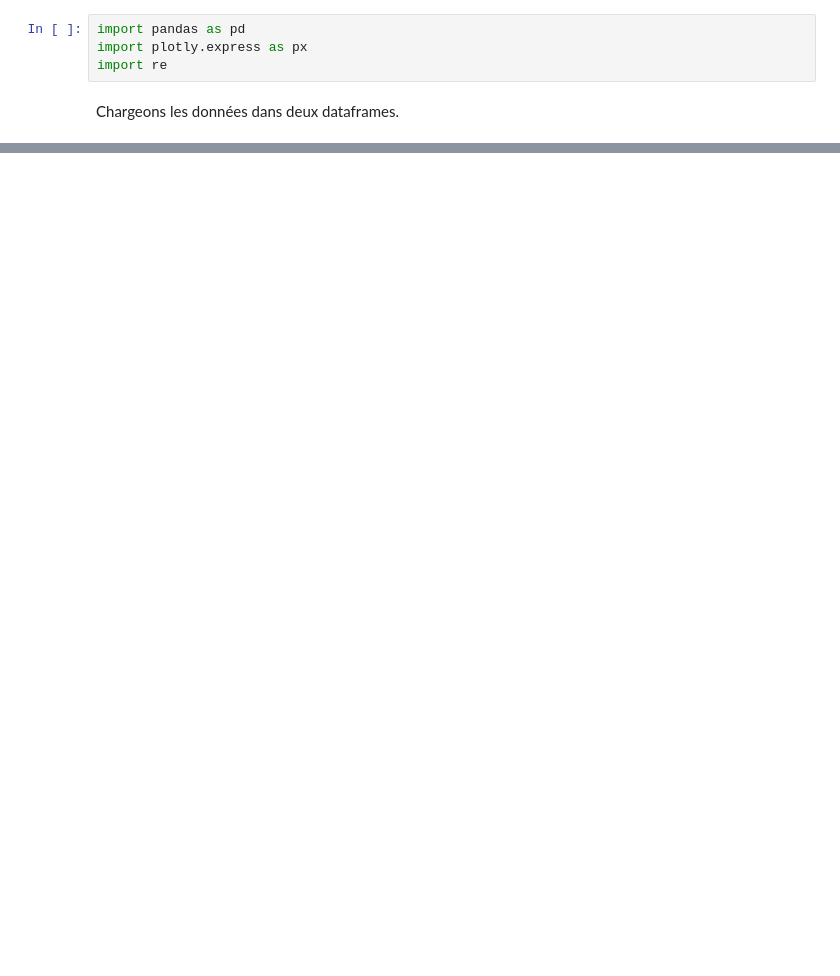
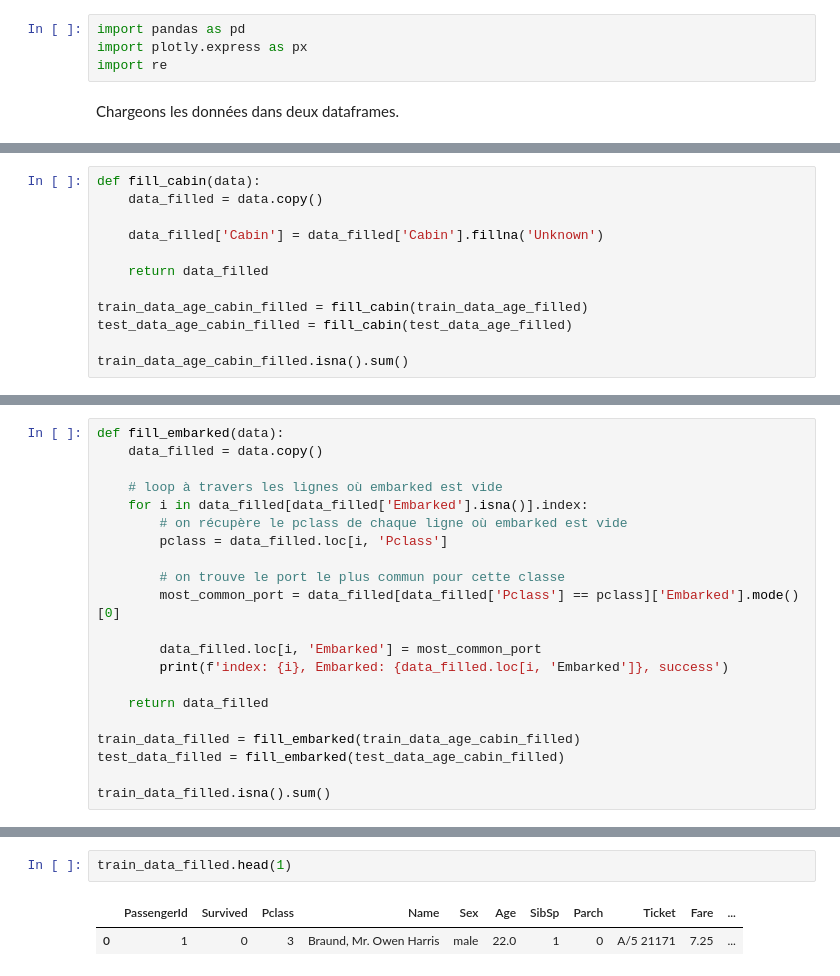
Before and after one commit to 17matb/kaggle-titanic, a Jupyter notebook: v2.ipynb, the cells around one changed output, grey strips where cells are left out. Saved outputs shown, nothing was run; the diff lists cells and outputs as text; blank space fills up the shorter version.

```diff
--- a/v2.ipynb
+++ b/v2.ipynb
@@ -113,0 +242,12 @@ Valeurs : ['S' 'C' 'Q' nan]
+# %%
+def fill_cabin(data):
+    data_filled = data.copy()
+
+    data_filled['Cabin'] = data_filled['Cabin'].fillna('Unknown')
+
+    return data_filled
+
+train_data_age_cabin_filled = fill_cabin(train_data_age_filled)
+test_data_age_cabin_filled = fill_cabin(test_data_age_filled)
+
+train_data_age_cabin_filled.isna().sum()
@@ -113,0 +281,21 @@ Valeurs : ['S' 'C' 'Q' nan]
+# %%
+def fill_embarked(data):
+    data_filled = data.copy()
+
+    # loop à travers les lignes où embarked est vide
+    for i in data_filled[data_filled['Embarked'].isna()].index:
+        # on récupère le pclass de chaque ligne où embarked est vide
+        pclass = data_filled.loc[i, 'Pclass']
+
+        # on trouve le port le plus commun pour cette classe
+        most_common_port = data_filled[data_filled['Pclass'] == pclass]['Embarked'].mode()[0]
+
+        data_filled.loc[i, 'Embarked'] = most_common_port
+        print(f'index: {i}, Embarked: {data_filled.loc[i, 'Embarked']}, success')
+
+    return data_filled
+
+train_data_filled = fill_embarked(train_data_age_cabin_filled)
+test_data_filled = fill_embarked(test_data_age_cabin_filled)
+
+train_data_filled.isna().sum()
@@ -113,0 +450,5 @@ Valeurs : ['S' 'C' 'Q' nan]
+# %%
+train_data_filled.head(1)
+# %% [output]
+|  | PassengerId | Survived | Pclass | Name | Sex | Age | SibSp | Parch | Ticket | Fare | ... |
+| 0 | 1 | 0 | 3 | Braund, Mr. Owen Harris | male | 22.0 | 1 | 0 | A/5 21171 | 7.25 | ... |
```
Also changed, not shown: parts of 26 cells of this notebook, 2 other files.
